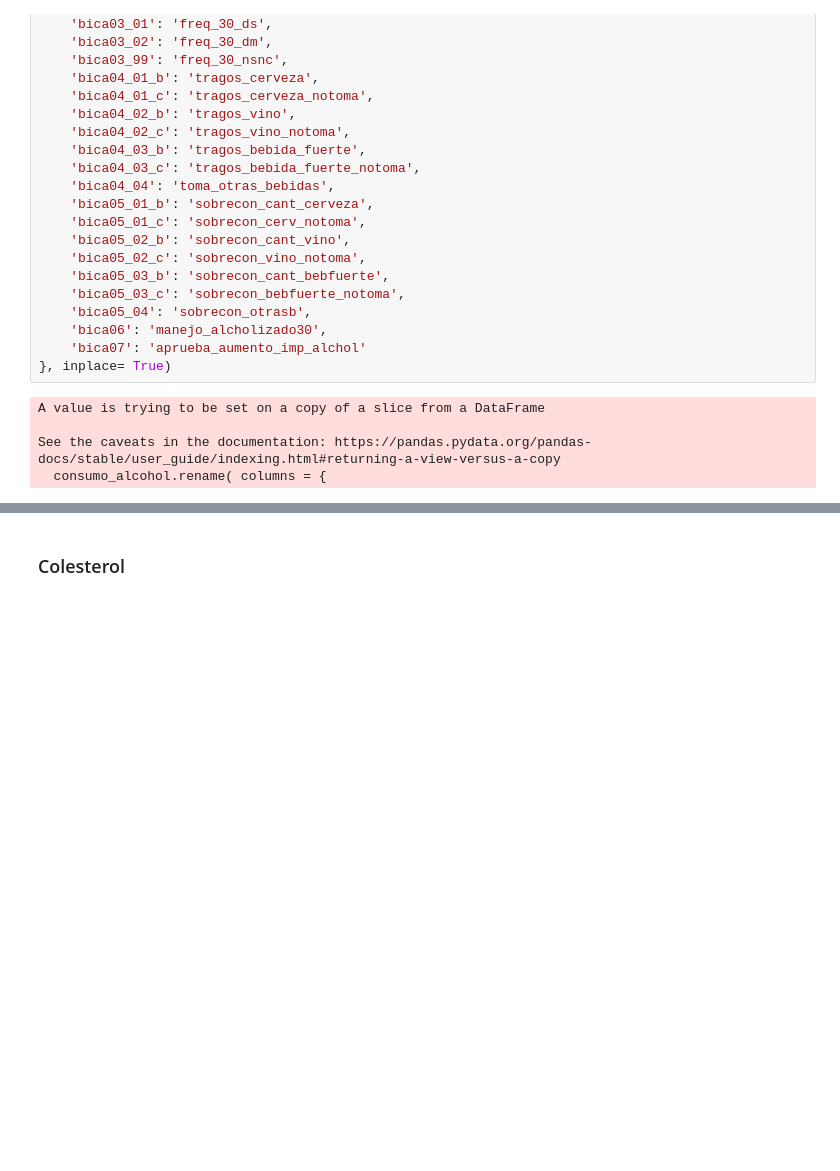
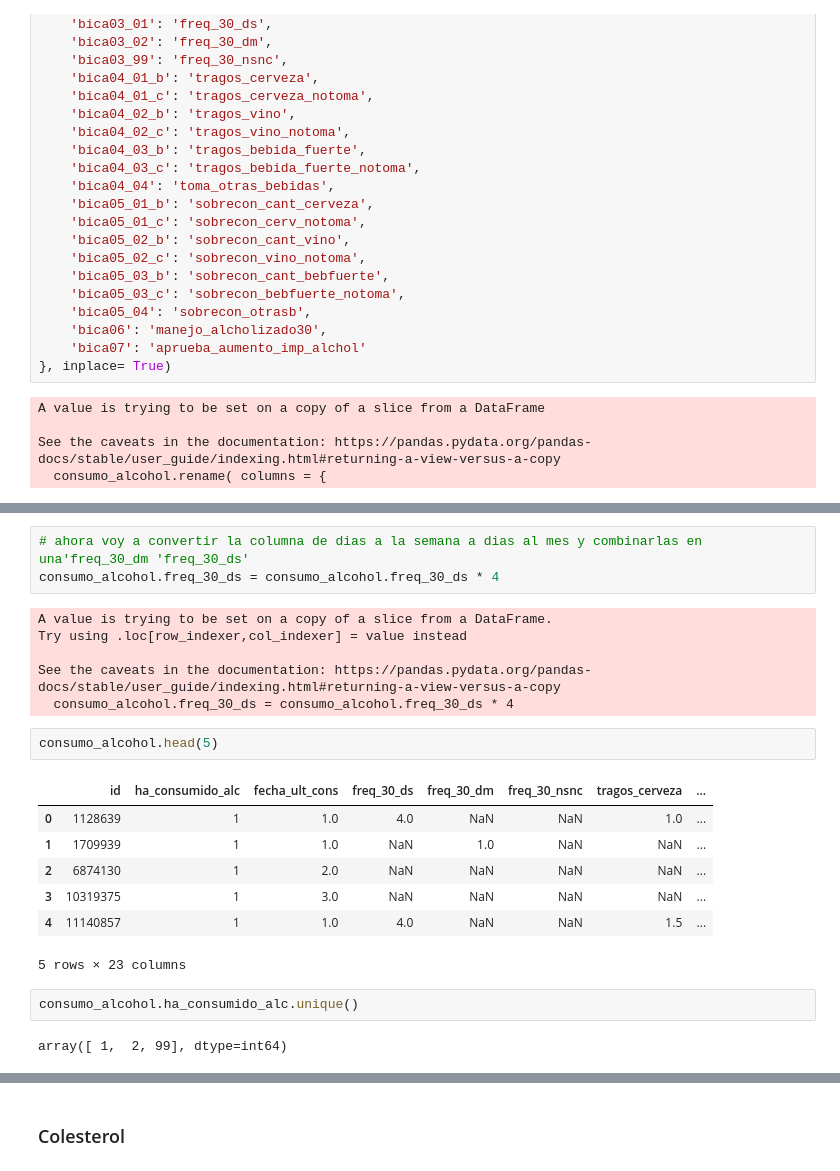
Before and after one commit to Data-Science-YPF/factores_riesgo, a Jupyter notebook: analisisBD.ipynb, the cells around one changed output, grey strips where cells are left out. Saved outputs shown, nothing was run; the diff lists cells and outputs as text; blank space fills up the shorter version.

```diff
--- a/analisisBD.ipynb
+++ b/analisisBD.ipynb
@@ -427,0 +458,23 @@ See the caveats in the documentation: https://pandas.pydata.org/pandas-docs/stab
+# %%
+# ahora voy a convertir la columna de dias a la semana a dias al mes y combinarlas en una'freq_30_dm 'freq_30_ds'
+consumo_alcohol.freq_30_ds = consumo_alcohol.freq_30_ds * 4
+# %% [output]
+A value is trying to be set on a copy of a slice from a DataFrame.
+Try using .loc[row_indexer,col_indexer] = value instead
+
+See the caveats in the documentation: https://pandas.pydata.org/pandas-docs/stable/user_guide/indexing.html#returning-a-view-versus-a-copy
+  consumo_alcohol.freq_30_ds = consumo_alcohol.freq_30_ds * 4
+# %%
+consumo_alcohol.head(5)
+# %% [output]
+|  | id | ha_consumido_alc | fecha_ult_cons | freq_30_ds | freq_30_dm | freq_30_nsnc | tragos_cerveza | ... |
+| 0 | 1128639 | 1 | 1.0 | 4.0 | NaN | NaN | 1.0 | ... |
+| 1 | 1709939 | 1 | 1.0 | NaN | 1.0 | NaN | NaN | ... |
+| 2 | 6874130 | 1 | 2.0 | NaN | NaN | NaN | NaN | ... |
+| 3 | 10319375 | 1 | 3.0 | NaN | NaN | NaN | NaN | ... |
+| 4 | 11140857 | 1 | 1.0 | 4.0 | NaN | NaN | 1.5 | ... |
+5 rows × 23 columns
+# %%
+consumo_alcohol.ha_consumido_alc.unique()
+# %% [output]
+array([ 1,  2, 99], dtype=int64)
```
Also changed, not shown: parts of 26 cells of this notebook.
